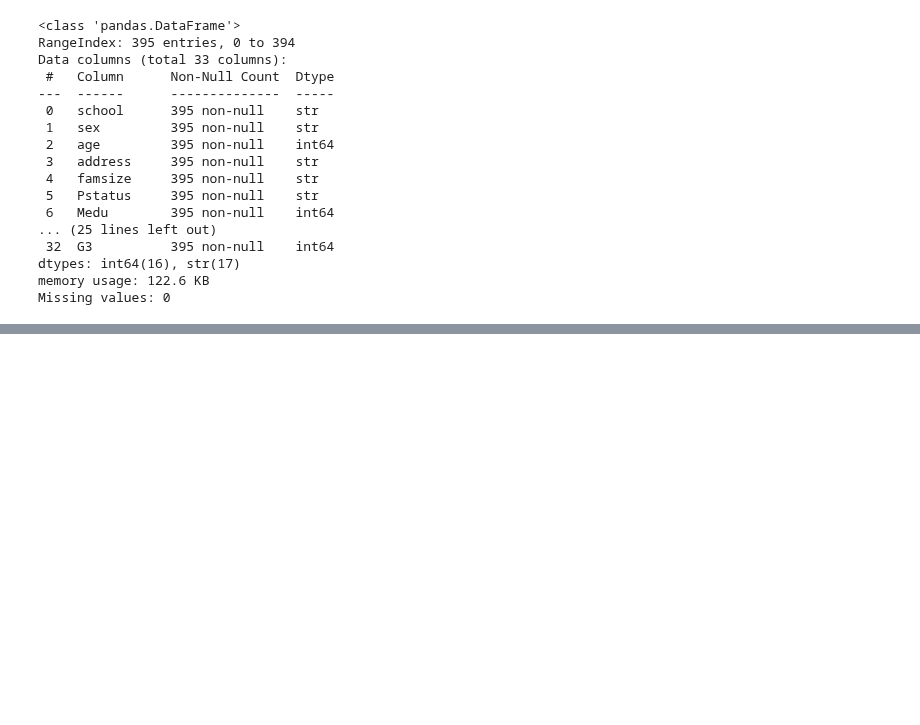
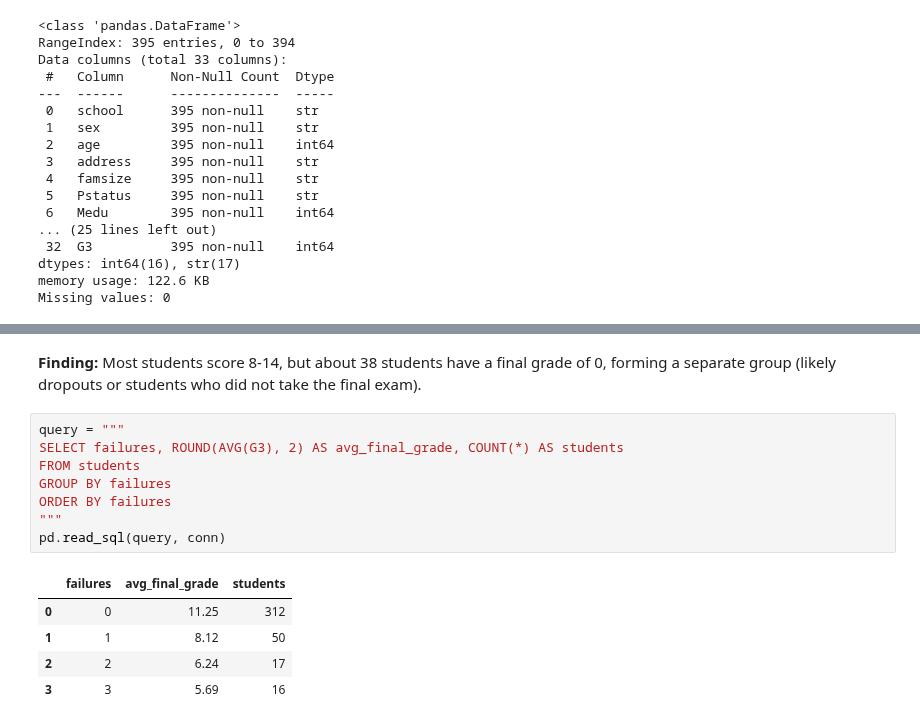
Before and after one commit to ismirtibohara/student-performance-predictor, a Jupyter notebook: notebooks/week1_eda.ipynb, the cells around one changed output, grey strips where cells are left out. Cells and saved outputs as stored; diff of their text form; blank space fills up the shorter version.

```diff
--- a/notebooks/week1_eda.ipynb
+++ b/notebooks/week1_eda.ipynb
@@ -54,0 +67,16 @@ Missing values: 0
+# %% [markdown]
+**Finding:** Most students score 8-14, but about 38 students have a final grade of 0, forming a separate group (likely dropouts or students who did not take the final exam).
+# %%
+query = """
+SELECT failures, ROUND(AVG(G3), 2) AS avg_final_grade, COUNT(*) AS students
+FROM students
+GROUP BY failures
+ORDER BY failures
+"""
+pd.read_sql(query, conn)
+# %% [output]
+|  | failures | avg_final_grade | students |
+| 0 | 0 | 11.25 | 312 |
+| 1 | 1 | 8.12 | 50 |
+| 2 | 2 | 6.24 | 17 |
+| 3 | 3 | 5.69 | 16 |
```
Also changed, not shown: parts of 2 cells of this notebook.
